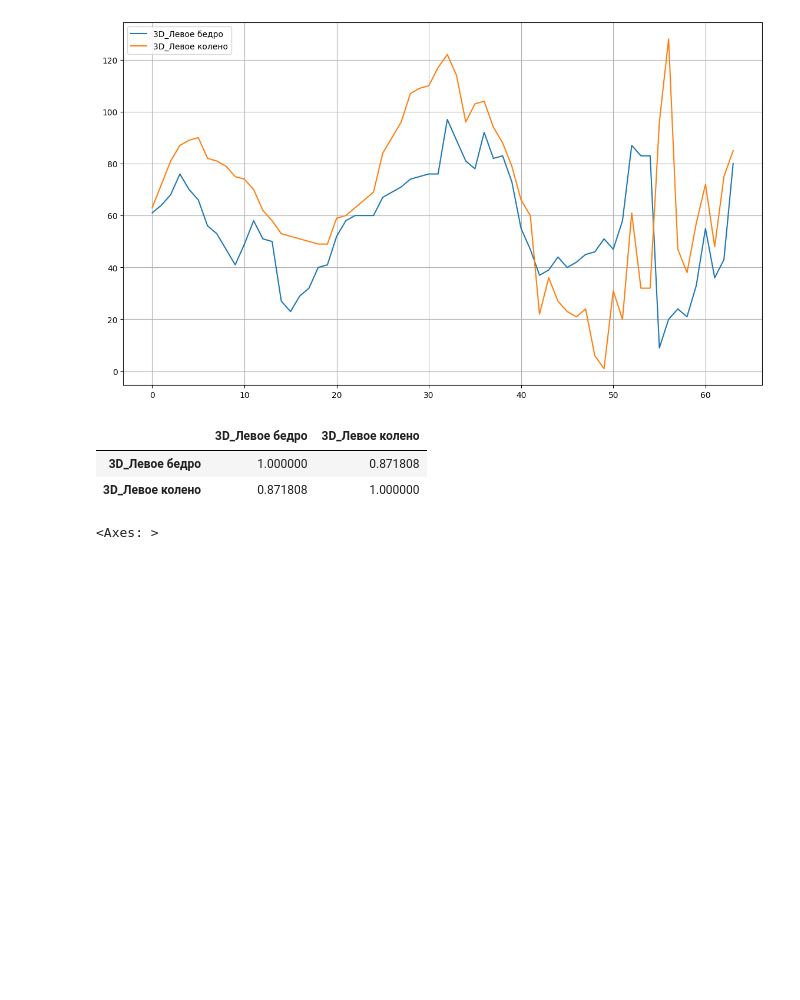
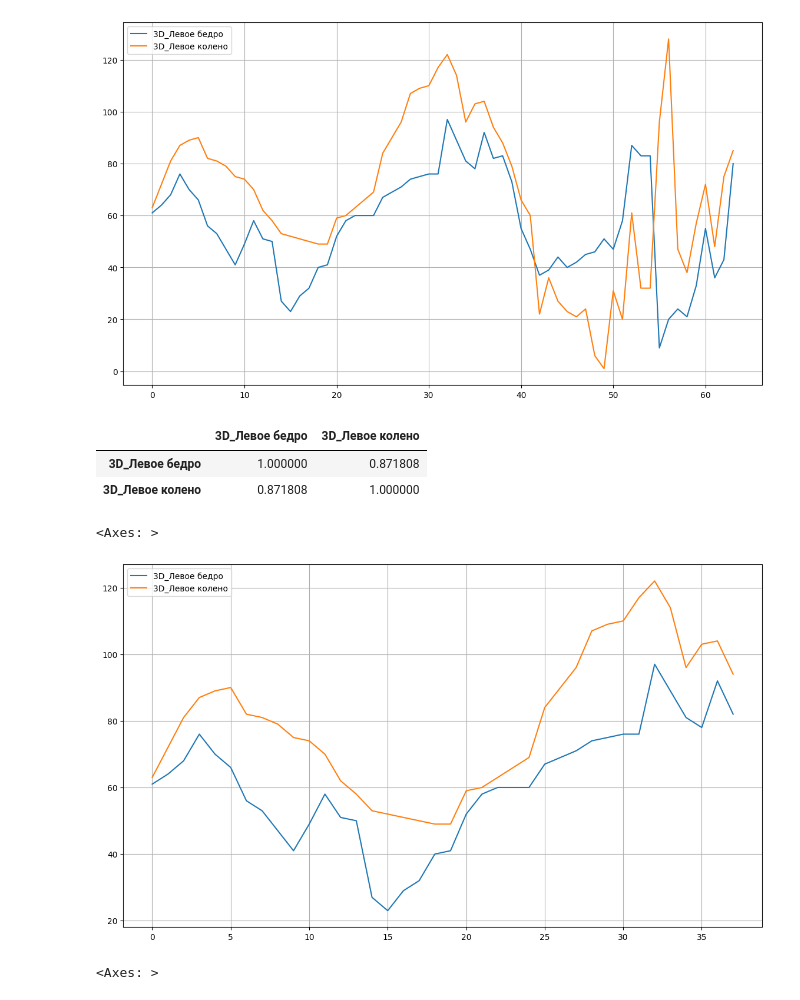
Before and after one commit to vn322/Sport-University, a Jupyter notebook: Копия_блокнота_"Биомеханический_анализ_выполнения_приёма.ipynb, the cells around one changed output. Drawn from its saved outputs; the diff is of its cells as text; code cells hidden in the pictures; blank space fills up the shorter version.

```diff
--- a/Копия_блокнота_"Биомеханический_анализ_выполнения_приёма.ipynb
+++ b/Копия_блокнота_"Биомеханический_анализ_выполнения_приёма.ipynb
@@ -11,6 +11,3 @@ import matplotlib.pyplot as plt
 # Лян Бао-бао
 # %% [markdown]
 ## 1 video
-# %%
- df = pd.read_excel('/content/output.xlsx', index_col=None)
- df
@@ -30,0 +14,3 @@ import matplotlib.pyplot as plt
+# %%
+ df = pd.read_excel('https://github.com/vn322/Sport-University/raw/main/combat/%D0%9B%D1%8F%D0%BD%D0%91%D0%B0%D0%BE%D0%B1%D0%B0%D0%BE.xlsx', index_col=None)
+ df
@@ -151,6 +160,11 @@ left.iloc[:38].corr()
 |  | 3D_Левое бедро | 3D_Левое колено |
 | 3D_Левое бедро | 1.000000 | 0.871808 |
 | 3D_Левое колено | 0.871808 | 1.000000 |
+# %%
+left.iloc[:38].plot(figsize = (14, 8), grid=True)
+# %% [output]
+<Axes: >
+[figure, added]
 # %%
 l_sgl= left.iloc[:38].ewm(com=5).mean()
 # %%
```
Also changed, not shown: parts of 5 cells of this notebook.
